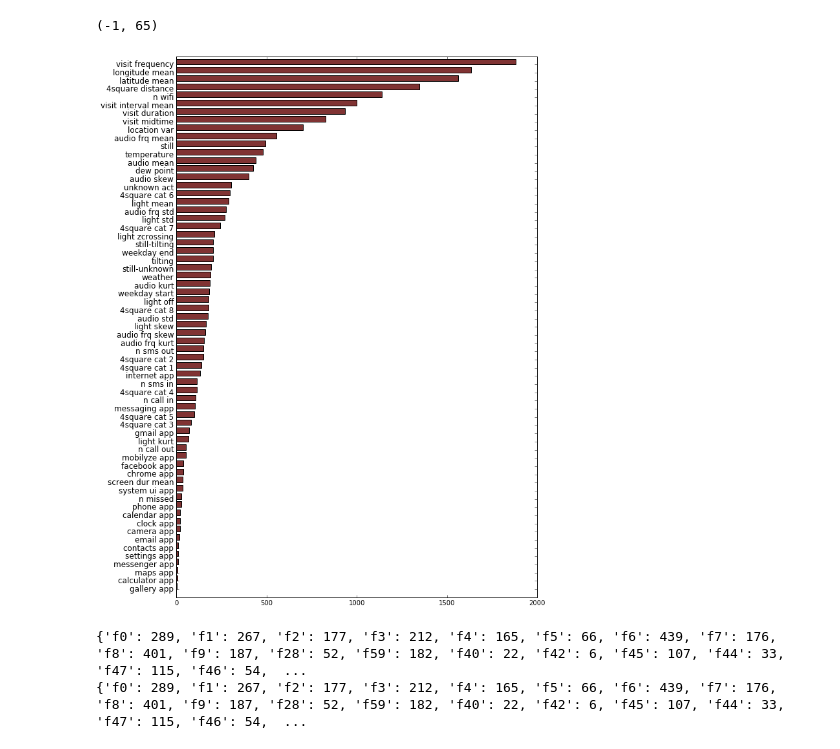
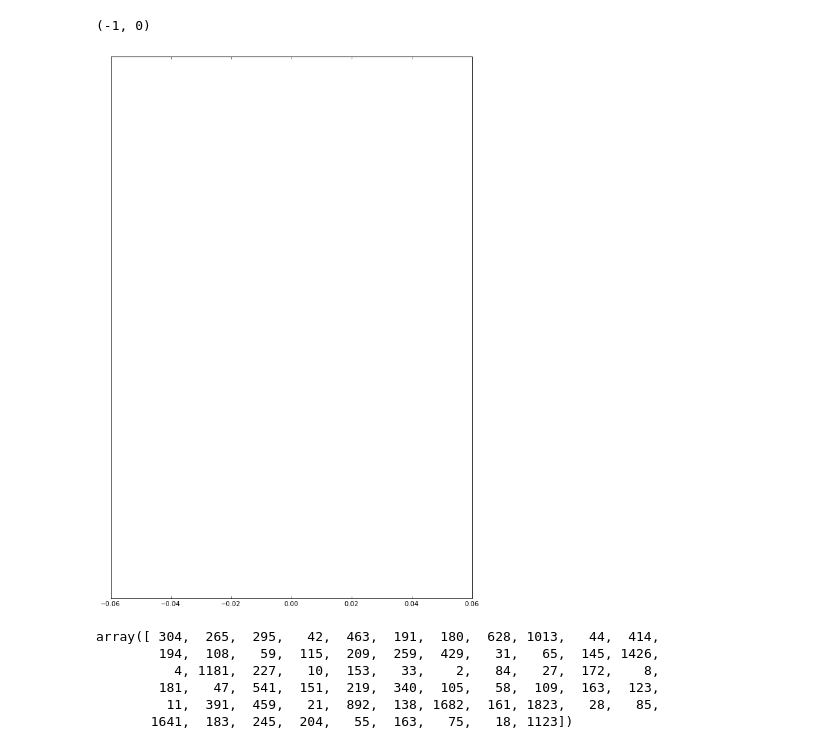
Before and after one commit to sosata/CS120DataAnalysis, a Jupyter notebook: SemanticLocation/show_importance.ipynb, the cells around one changed output. Saved outputs shown, nothing was run; the diff lists cells and outputs as text; code cells hidden in the pictures.

```diff
--- a/SemanticLocation/show_importance.ipynb
+++ b/SemanticLocation/show_importance.ipynb
@@ -25,6 +25,8 @@ import os
 import pickle
 import numpy as np
 import xgboost as xgb
+import pandas as pd
+
 # from sklearn.preprocessing import OneHotEncoder
 # from sklearn import preprocessing
 
@@ -53,7 +55,7 @@ ft_dir = 'features_long/'
 # list feature files
 files = os.listdir(ft_dir)
 
-with open('top10.dat') as f:
+with open('top_locations.dat') as f:
     state_top10 = pickle.load(f)
 f.close()
 for (i,s) in enumerate(state_top10):
@@ -66,23 +68,23 @@ state_all = []
 state_fsq_all = []
 for filename in files:
     with open(ft_dir+filename) as f:
-        feature, state, _, feature_label_ = pickle.load(f)
+        feature, state = pickle.load(f)
 
         # only keeping top 10 states
         ind = np.array([], int)
-        for (i,st) in enumerate(state):
+        for (i,st) in enumerate(state['location']):
             if st in state_top10:
                 ind = np.append(ind, i)
-        feature = feature[ind,:]
-        state = state[ind]
+        feature = feature.loc[ind,:]
+        state = state.loc[ind,'location']
 
         feature_all.append(feature)
         state_all.append(state)
 
     f.close()
 
-x_train = np.concatenate(feature_all, axis=0)
-y_train = np.concatenate(state_all)
+x_train = pd.concat(feature_all, axis=0)
+y_train = pd.concat(state_all)
 
 if do_stratify:
     x_train, y_train = stratify(x_train,y_train)
@@ -110,5 +107,0 @@ print
-# %%
-# create map from fxx --> feature name
-feature_map = {}
-for (i,lab) in enumerate(feature_label):
-    feature_map['f{}'.format(i)] = lab
@@ -115,24 +121,30 @@ for (i,lab) in enumerate(feature_label):
 # %%
 import matplotlib.pyplot as plt
 import numpy as np
 %matplotlib inline
 plt.figure(figsize=(10,15))
 axes = plt.gca()
 #xgb.plot_importance(gbm, ax=axes, label=feature_label)
-fscore = gbm[5].booster().get_fscore()
-val_sorted = np.sort(np.array(fscore.values()))
-ind = np.argsort(np.array(fscore.values()))
-key_sorted = list(np.array(fscore.keys())[ind])
-label_sorted = [feature_map[k] for k in key_sorted]
-plt.barh(np.arange(val_sorted.size), val_sorted, .7, color=(.5,.2,.2))
-plt.yticks(np.arange(len(label_sorted)), label_sorted, fontsize=12, color=(0,0,0));
-axes.set_ylim([-1, len(label_sorted)])
+
+fscore = pd.DataFrame()
+for i in range(n_bootstrap):
+    fscore.loc[i,:] = np.array(gbm[i].booster().get_fscore().values())
+fscore_mean = np.array(np.mean(fscore,axis=0))
+ind_sort = np.argsort(fscore_mean)
+val_sorted = fscore_mean[ind_sort]
+key_sorted = list(np.array(gbm[0].booster().get_fscore().keys())[ind_sort])
+plt.barh(np.arange(val_sorted.size), val_sorted, .7, color=(.4,.4,1), align='center')
+plt.yticks(np.arange(len(key_sorted)), key_sorted, fontsize=12, color=(0,0,0));
+axes.set_ylim([-1, len(key_sorted)])
 # %% [output]
-(-1, 65)
+(-1, 0)
-[figure, old version]
+[figure, new version]
-# %%
-print gbm[5].booster().get_fscore()
-print gbm[0].booster().get_fscore()
-# %% [output]
-{'f0': 289, 'f1': 267, 'f2': 177, 'f3': 212, 'f4': 165, 'f5': 66, 'f6': 439, 'f7': 176, 'f8': 401, 'f9': 187, 'f28': 52, 'f59': 182, 'f40': 22, 'f42': 6, 'f45': 107, 'f44': 33, 'f47': 115, 'f46': 54,  ...
-{'f0': 289, 'f1': 267, 'f2': 177, 'f3': 212, 'f4': 165, 'f5': 66, 'f6': 439, 'f7': 176, 'f8': 401, 'f9': 187, 'f28': 52, 'f59': 182, 'f40': 22, 'f42': 6, 'f45': 107, 'f44': 33, 'f47': 115, 'f46': 54,  ...
+# %%
+np.array(gbm[i].booster().get_fscore().values())
+# %% [output]
+array([ 304,  265,  295,   42,  463,  191,  180,  628, 1013,   44,  414,
+        194,  108,   59,  115,  209,  259,  429,   31,   65,  145, 1426,
+          4, 1181,  227,   10,  153,   33,    2,   84,   27,  172,    8,
+        181,   47,  541,  151,  219,  340,  105,   58,  109,  163,  123,
+         11,  391,  459,   21,  892,  138, 1682,  161, 1823,   28,   85,
+       1641,  183,  245,  204,   55,  163,   75,   18, 1123])
```
Also changed, not shown: parts of 3 cells of this notebook, 12 other files.
